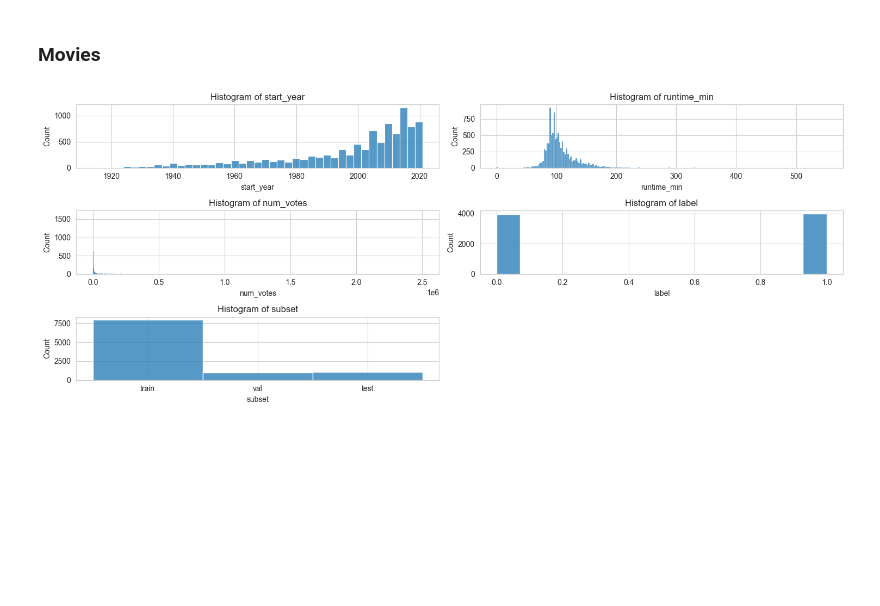
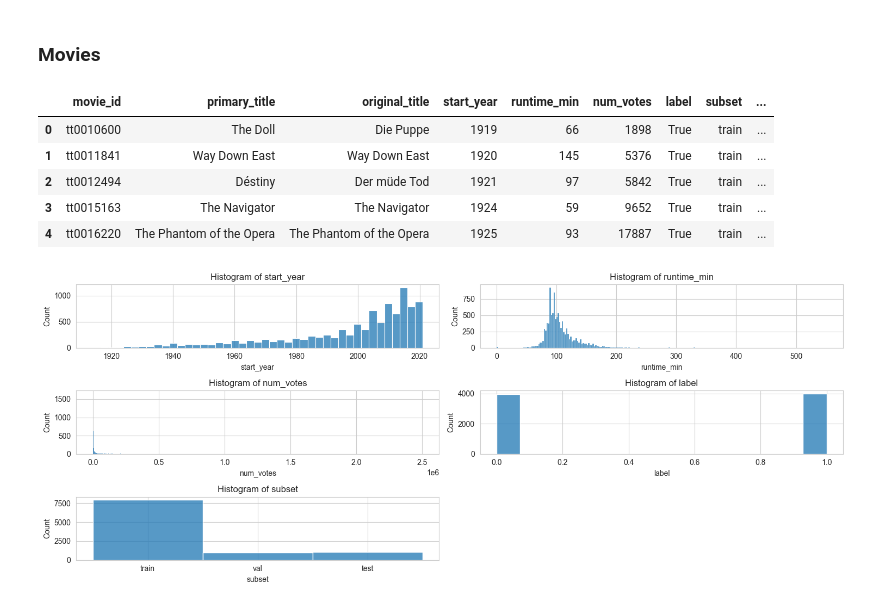
Before and after one commit to 8toz/BigDataProject_IMDB, a Jupyter notebook: duck_db_pipeline.ipynb, the cells around one changed output. Saved outputs shown, nothing was run; the diff lists cells and outputs as text; code cells hidden in the pictures; blank space fills up the shorter version.

```diff
--- a/duck_db_pipeline.ipynb
+++ b/duck_db_pipeline.ipynb
@@ -35,6 +44,15 @@ con = duckdb.connect(database=DATABASE_PATH, read_only=False)
 movies = con.execute('''select * from movies''').fetch_df()
 movies.shape
 con.close()
+# %%
+movies.head()
+# %% [output]
+|  | movie_id | primary_title | original_title | start_year | runtime_min | num_votes | label | subset | ... |
+| 0 | tt0010600 | The Doll | Die Puppe | 1919 | 66 | 1898 | True | train | ... |
+| 1 | tt0011841 | Way Down East | Way Down East | 1920 | 145 | 5376 | True | train | ... |
+| 2 | tt0012494 | Déstiny | Der müde Tod | 1921 | 97 | 5842 | True | train | ... |
+| 3 | tt0015163 | The Navigator | The Navigator | 1924 | 59 | 9652 | True | train | ... |
+| 4 | tt0016220 | The Phantom of the Opera | The Phantom of the Opera | 1925 | 93 | 17887 | True | train | ... |
 # %%
 num_cols = len(['start_year', 'runtime_min', 'num_votes', 'label', 'subset'])
 num_rows = (num_cols + 1) // 2
```
Also changed, not shown: parts of 1 cell of this notebook, 6 other files.
